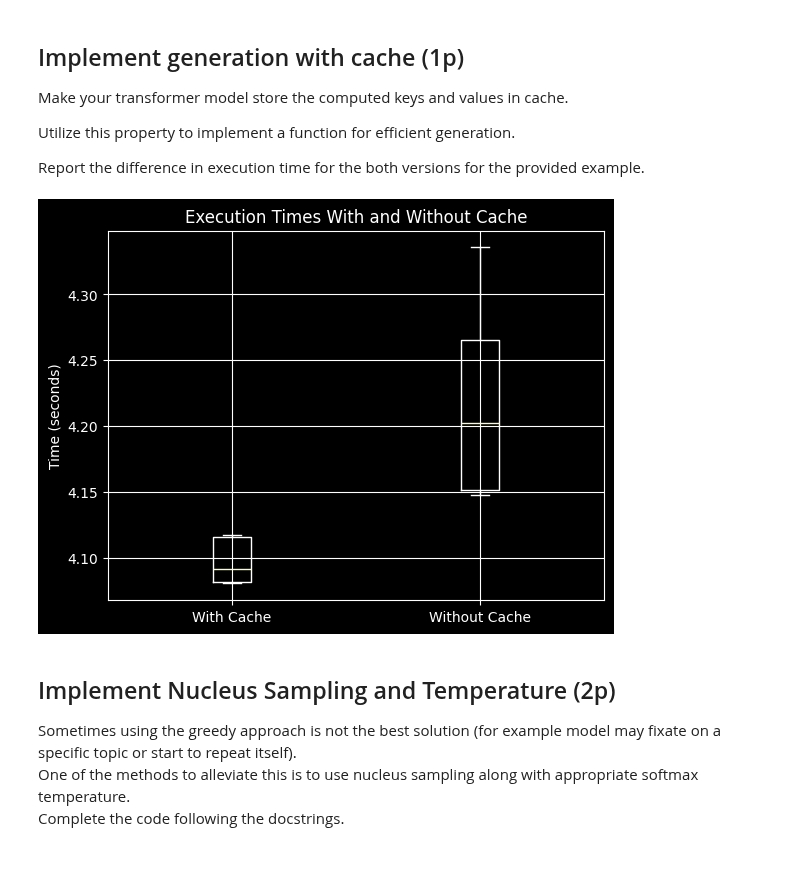
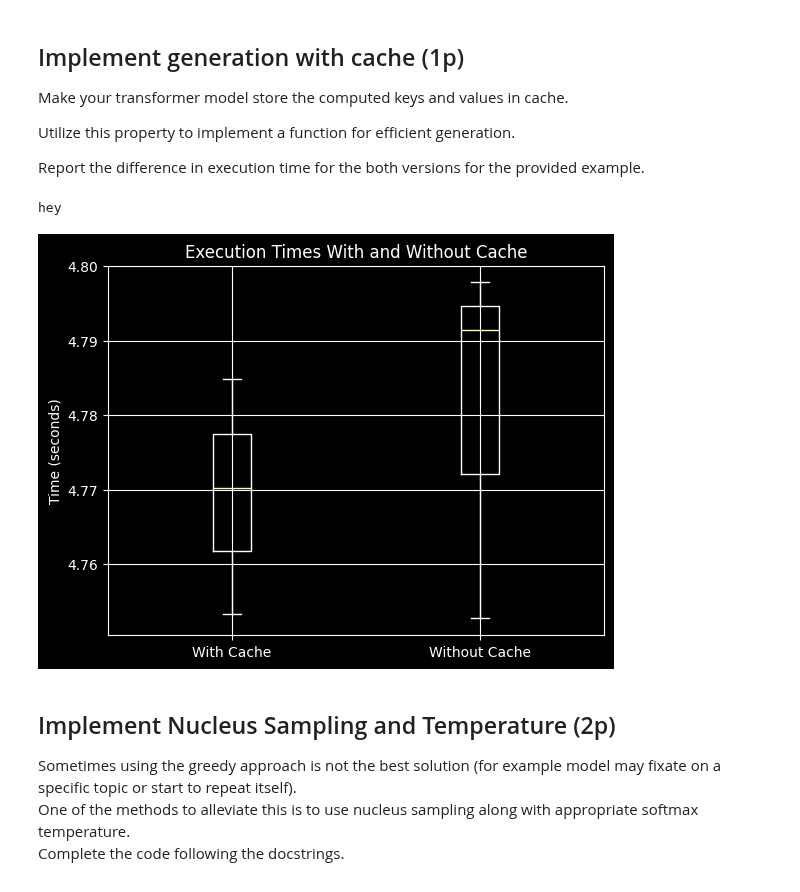
Before and after one commit to aderylo/DNN-23, a Jupyter notebook: notebooks/hw3.ipynb, the cells around one changed output. Cells and saved outputs as stored; diff of their text form; code cells hidden in the pictures.

```diff
--- a/notebooks/hw3.ipynb
+++ b/notebooks/hw3.ipynb
@@ -331,6 +331,8 @@ For now you can just set the **cache** variable to **None**, as it isn't utilize
 
 Note that there are tests checking if the returned **cache** is of the correct shape, uncomment them if (hopefully after) you implement it in one of the subsequent exercises.
 # %%
+import math
+
 ACacheT = Tuple[
     torch.tensor, torch.tensor
 ]  # key, value, both of shape [BATCH, SEQ_LEN, NUM_HEADS, HEAD_DIM]
@@ -366,9 +368,10 @@ class Attention(torch.nn.Module):
         self.head_dim = hidden_dim // num_heads
 
         ### YOUR CODE STARTS ###
-        self.head_proj = AttentionCreateQKV(hidden_dim, num_heads)
-        self.RoPE = RoPEPosEncoding(hidden_dim)
-
+        self.head_proj = AttentionCreateQKV(self.hidden_dim, self.num_heads)
+        self.RoPE = RoPEPosEncoding(self.hidden_dim)
+        self.linear_proj = torch.nn.Linear(self.num_heads * self.head_dim, self.hidden_dim)
+        self.scale = math.sqrt(self.hidden_dim)
         ###  YOUR CODE ENDS  ###
 
     def get_empty_cache(self, batch_size: int, device) -> ACacheT:
@@ -387,15 +390,22 @@ class Attention(torch.nn.Module):
         batch_size, seq_len, num_heads, head_dim = q.shape
 
         cached_k, cached_v = cache
-        if cached_k.size(1) > 0:
-            k = torch.cat([cached_k, k], dim=1)
-            v = torch.cat([cached_v, v], dim=1)
+
+        # if cached_k.size(1) > 0:
+        #     k = torch.cat([cached_k, k], dim=1)
+        #     v = torch.cat([cached_v, v], dim=1)
 
         # Calculate attention scores and weights [BATCH, num_heads, SEQ_LEN, SEQ_LEN]
         attention_scores = torch.einsum('bihd,bjhd->bhij', encoded_q, encoded_k)
 
+        # not scaling vastly helps with accuracy 65% when uncommented, 80% without scaling
+        # model reaches 80% when scaling is applied but with way more epochs
+
+        # attention_scores *= self.scale
+
+
         # create and apply mask
-        mask = torch.triu(torch.ones(seq_len, seq_len), diagonal=1)
+        mask = torch.triu(torch.ones(seq_len, seq_len), diagonal=1).to(x.device)
         attention_scores = attention_scores.masked_fill(mask == 1, float('-inf'))
 
         attention_weights = torch.nn.functional.softmax(attention_scores, dim=-1)
@@ -405,6 +415,7 @@ class Attention(torch.nn.Module):
 
         # project to [BATCH, SEQ_LEN, hidden_dim]
         attention = attention.reshape(batch_size, seq_len, -1)
+        attention = self.linear_proj(attention)
 
         ###  YOUR CODE ENDS  ###
 
@@ -941,6 +952,7 @@ def generate_with_cache(model: torch.nn.Module, input: TokensT, gen_length: int,
 
 
     ### YOUR CODE STARTS ###
+    input = input.to(DEVICE)
     output = []
     cache = None
 
@@ -974,25 +986,27 @@ test_generation(model)
 # %%
 import timeit
 import matplotlib.pyplot as plt
 
 batch = 3
 gen_seq_len = SEQ_LEN * 5
 input = input = torch.randint(0, VOCAB_SIZE, (batch, SEQ_LEN))
 
-times_without_cache = timeit.repeat(lambda : generate_naive(model, input, gen_seq_len), number=1, repeat=5)
-times_with_cache = timeit.repeat(lambda : generate_with_cache(model, input, gen_seq_len), number=1, repeat=5)
+times_without_cache = timeit.repeat(lambda : generate_naive(model, input, gen_seq_len), number=1, repeat=3)
+print("hey")
+times_with_cache = timeit.repeat(lambda : generate_with_cache(model, input, gen_seq_len), number=1, repeat=3)
 
 plt.style.use('dark_background')
 plt.boxplot([times_with_cache, times_without_cache], labels=['With Cache', 'Without Cache'])
 
 plt.title('Execution Times With and Without Cache')
 plt.ylabel('Time (seconds)')
 plt.grid(True)
 
 # Display the plot
 plt.show()
 # %% [output]
+hey
-[figure, old version]
+[figure, new version]
 # %% [markdown]
 ## Implement Nucleus Sampling and Temperature (2p)
 Sometimes using the greedy approach is not the best solution (for example model may fixate on a specific topic or start to repeat itself).
```
Also changed, not shown: parts of 2 cells of this notebook.
